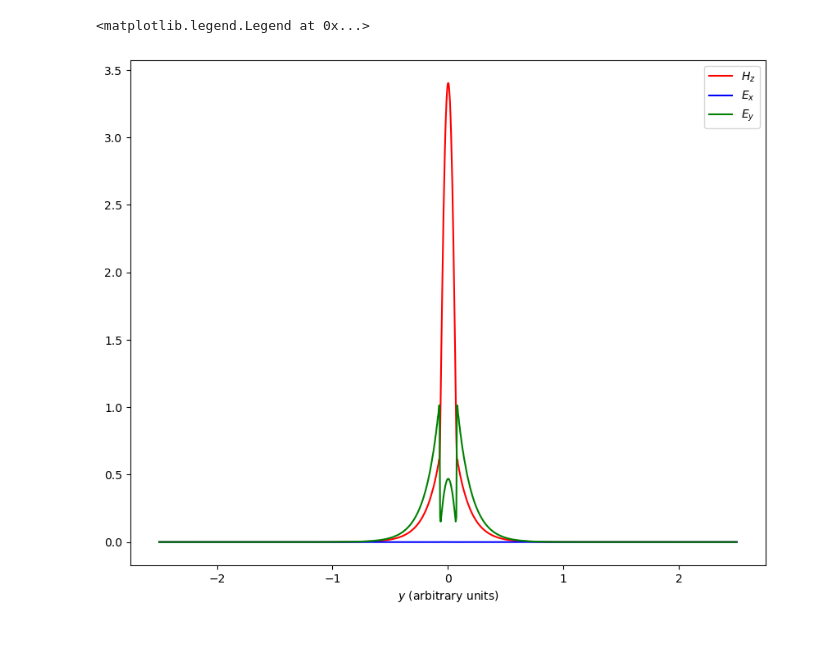
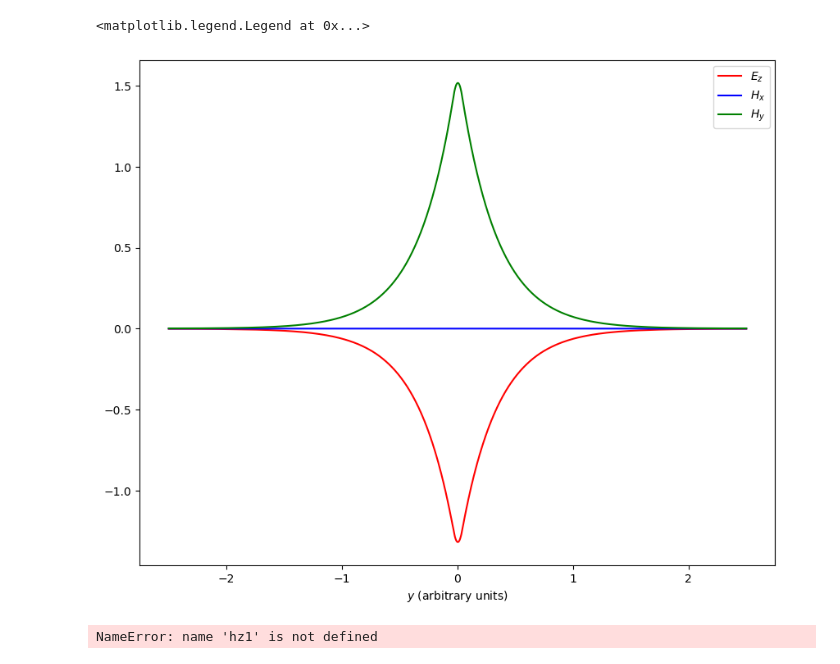
Before and after one commit to bmdaj/gridap_EM, a Jupyter notebook: eigenmode_calculator/1D_eigenmode_calculator.ipynb, the cells around one changed output. Drawn from its saved outputs; the diff is of its cells as text; code cells hidden in the pictures.

Commit message:
eigenmode calculations

```diff
--- a/eigenmode_calculator/1D_eigenmode_calculator.ipynb
+++ b/eigenmode_calculator/1D_eigenmode_calculator.ipynb
@@ -2,16 +2,22 @@
 %matplotlib inline
 from matplotlib import pyplot as plt
 import numpy as np
-from eigenmode import eigenmode_1D
+from eigenmode import find_eigenmode_1D, eigenmode_init_1D
+import meep as mp
+from meep import mpb
 
-# EXAMPLE PARAMETERS FROM TRACE FORMULATION PAPER...
-
-eps_wg = 12                   # the waveguide dielectric constant
+eps_wg = 4                    # the waveguide dielectric constant
 eps_back = 1                  # the surrounding low-dielectric material
-h = 0.5/np.sqrt(eps_wg)       # the thickness of the waveguide (arbitrary units)
+h_tot = 200                   # the total thickness of the domain
+h_wg = 15                     # the thickness of the waveguide
+h = h_wg/h_tot                # the thickness of the waveguide (arbitrary units)
 thk_dom = 5                   # the size of the computational cell in the y direction
 res = 200                     # the resolution of the computational grid
-f = 1.654                     # the Bloch wavevector
+k = 1.0                       # the Bloch wavevector
 num_bands = 2                 # the number of bands to compute
+wavelength_real = 35          # the wavelength of the light
+wl = 35 / h_tot               # the wavelength of the light (arbitrary units)
+omega = 2*np.pi/wl            # angular frequency
 
-ms = eigenmode_1D(eps_back, eps_wg, h, thk_dom, res, k, num_bands)
+
+ms = eigenmode_init_1D(eps_back, eps_wg, h, thk_dom, res, k, num_bands)
@@ -35,0 +24,2 @@ done
+# %%
+ms = find_eigenmode_1D(ms)
@@ -48,22 +56,24 @@ Text(0, 0.5, '$\\varepsilon$')
 # %%
 band_t = 1
-hz1 = ms.get_hfield(band_t)[:,0,0,2] # the z component of band t
-ex1 = ms.get_efield(band_t)[:,0,0,0] # the x component of band t
-ey1 = ms.get_efield(band_t)[:,0,0,1] # the y component of band t
+ez1 = ms.get_efield(band_t)[:,0,0,2] # the z component of band t
+hx1 = ms.get_hfield(band_t)[:,0,0,0] # the x component of band t
+hy1 = ms.get_hfield(band_t)[:,0,0,1] # the y component of band t
 
 
 plt.figure(figsize=(10,8))
-plt.plot(y, np.real(hz1), "r-", label="$H_z$")
-plt.plot(y, np.real(ex1), "b-", label="$E_x$")
-plt.plot(y, np.real(ey1), "g-", label="$E_y$")
+plt.plot(y, np.real(ez1), "r-", label="$E_z$")
+plt.plot(y, np.real(hx1), "b-", label="$H_x$")
+plt.plot(y, np.real(hy1), "g-", label="$H_y$")
 
 plt.xlabel("$y$ (arbitrary units)")
 
 plt.legend()
 # %% [output]
 <matplotlib.legend.Legend at 0x...>
-[figure, old version]
+[figure, new version]
 # %%
 with open('Eigenmode.txt', 'w') as f:
     for i in range(np.size(y)):
         f.write("%s %s %s\n" % (y[i], np.real(hz1[i]), np.real(ey1[i])))
+# %% [output]
+NameError: name 'hz1' is not defined
```
Also changed, not shown: parts of 3 cells of this notebook, 6 other files.
